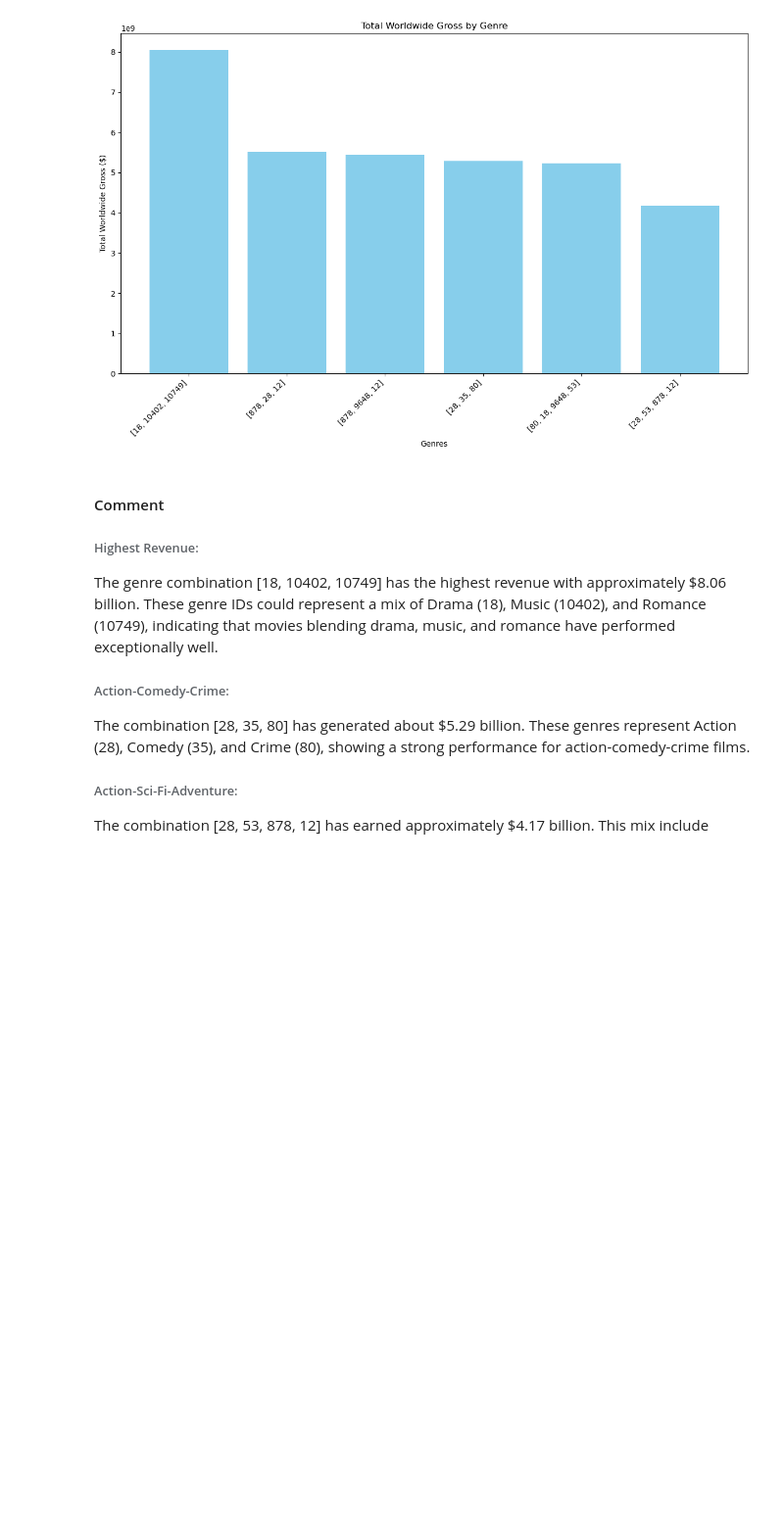
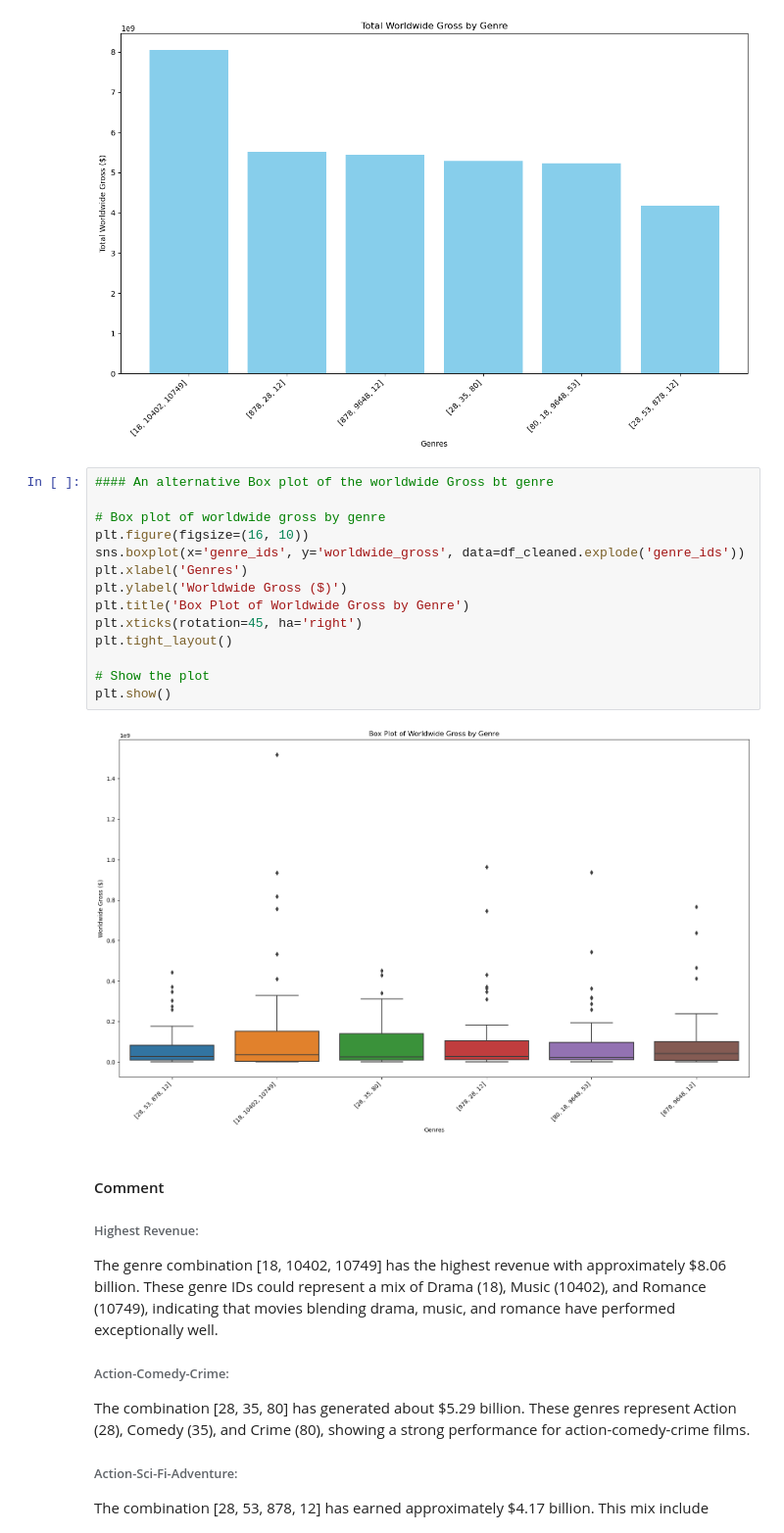
Before and after one commit to Namnyak/Maggie-movie-industry, a Jupyter notebook: Phase 2 project.ipynb, the cells around one changed output. Shown at 98% size. Cells and saved outputs as stored; diff of their text form; blank space fills up the shorter version.

```diff
--- a/Phase 2 project.ipynb
+++ b/Phase 2 project.ipynb
@@ -1226,6 +1200,22 @@ plt.tight_layout()
 plt.show()
 # %% [output]
 [figure]
+# %%
+#### An alternative Box plot of the worldwide Gross bt genre
+
+# Box plot of worldwide gross by genre
+plt.figure(figsize=(16, 10))
+sns.boxplot(x='genre_ids', y='worldwide_gross', data=df_cleaned.explode('genre_ids'))
+plt.xlabel('Genres')
+plt.ylabel('Worldwide Gross ($)')
+plt.title('Box Plot of Worldwide Gross by Genre')
+plt.xticks(rotation=45, ha='right')
+plt.tight_layout()
+
+# Show the plot
+plt.show()
+# %% [output]
+[figure, added]
 # %% [markdown]
 #### Comment
 
```
Also changed, not shown: parts of 5 cells of this notebook.
